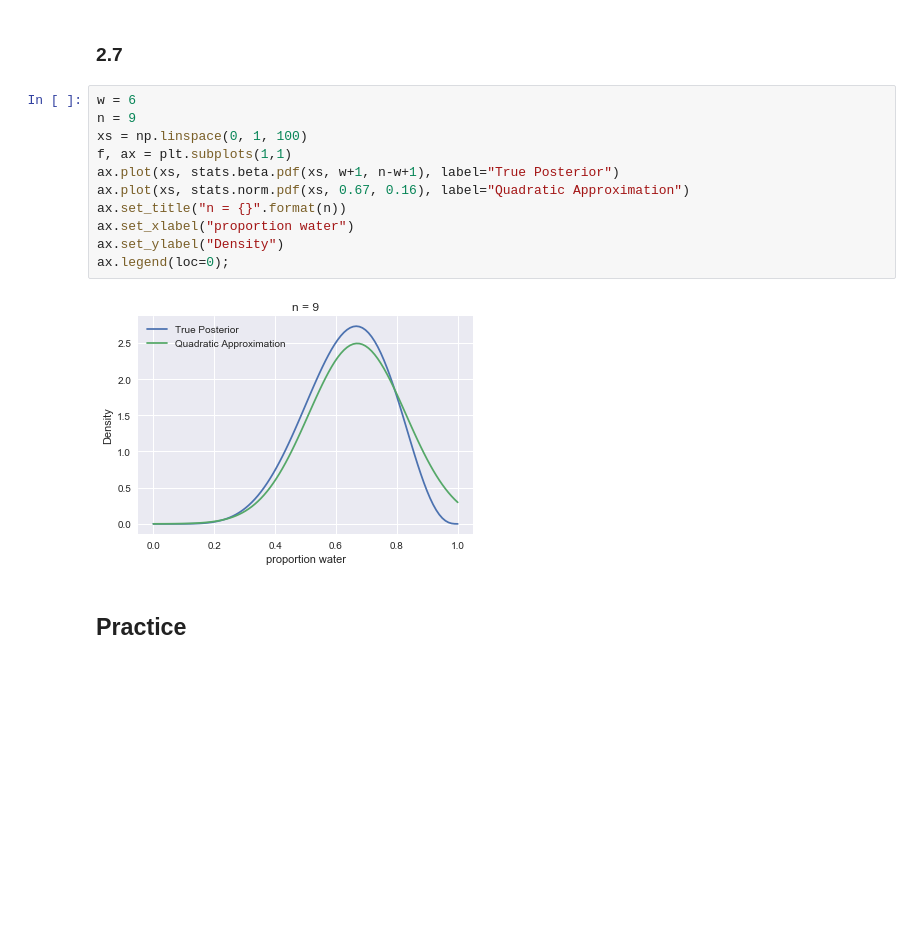
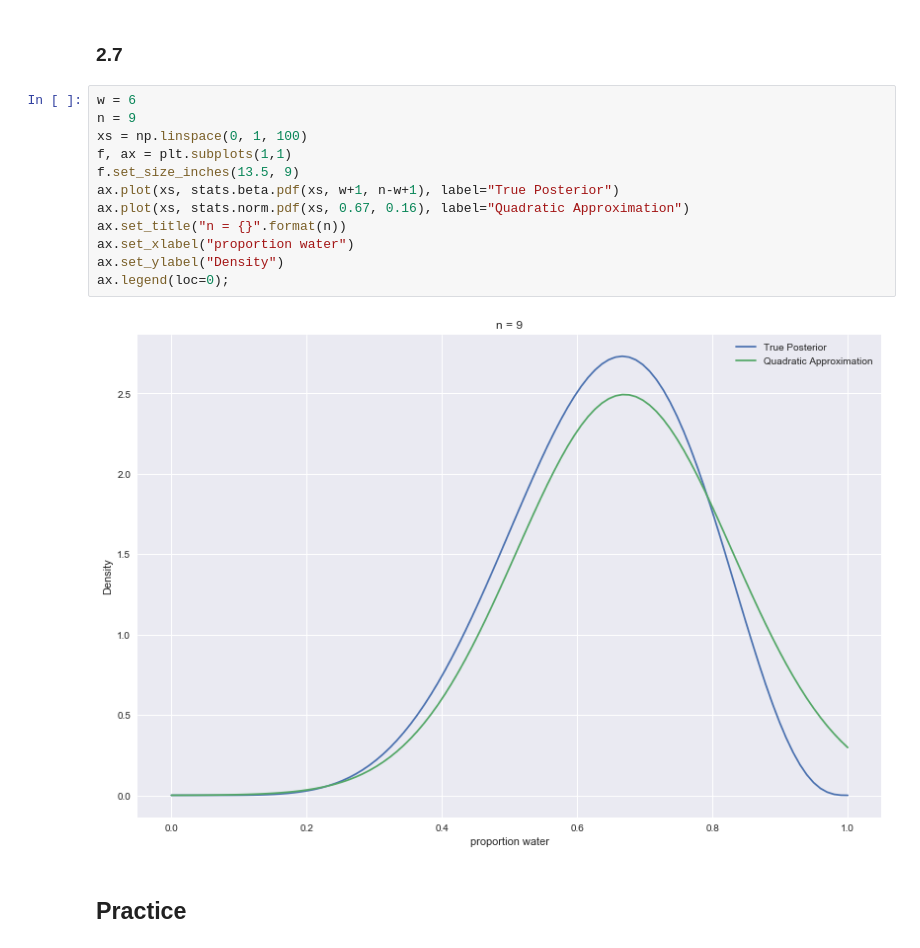
Before and after one commit to grinnbearit/statistical_rethinking, a Jupyter notebook: chapter_2.ipynb, the cells around one changed output. Saved outputs shown, nothing was run; the diff lists cells and outputs as text; blank space fills up the shorter version.

Commit message:
Increase Plot Sizes

```diff
--- a/chapter_2.ipynb
+++ b/chapter_2.ipynb
@@ -99,16 +100,17 @@ array([0.41553484, 0.91779849])
 # %%
 w = 6
 n = 9
 xs = np.linspace(0, 1, 100)
 f, ax = plt.subplots(1,1)
+f.set_size_inches(13.5, 9)
 ax.plot(xs, stats.beta.pdf(xs, w+1, n-w+1), label="True Posterior")
 ax.plot(xs, stats.norm.pdf(xs, 0.67, 0.16), label="Quadratic Approximation")
 ax.set_title("n = {}".format(n))
 ax.set_xlabel("proportion water")
 ax.set_ylabel("Density")
 ax.legend(loc=0);
 # %% [output]
-[figure, old version]
+[figure, new version]
 # %% [markdown]
 ## Practice
 # %% [markdown]
```
Also changed, not shown: parts of 6 cells of this notebook, 1 other file.
